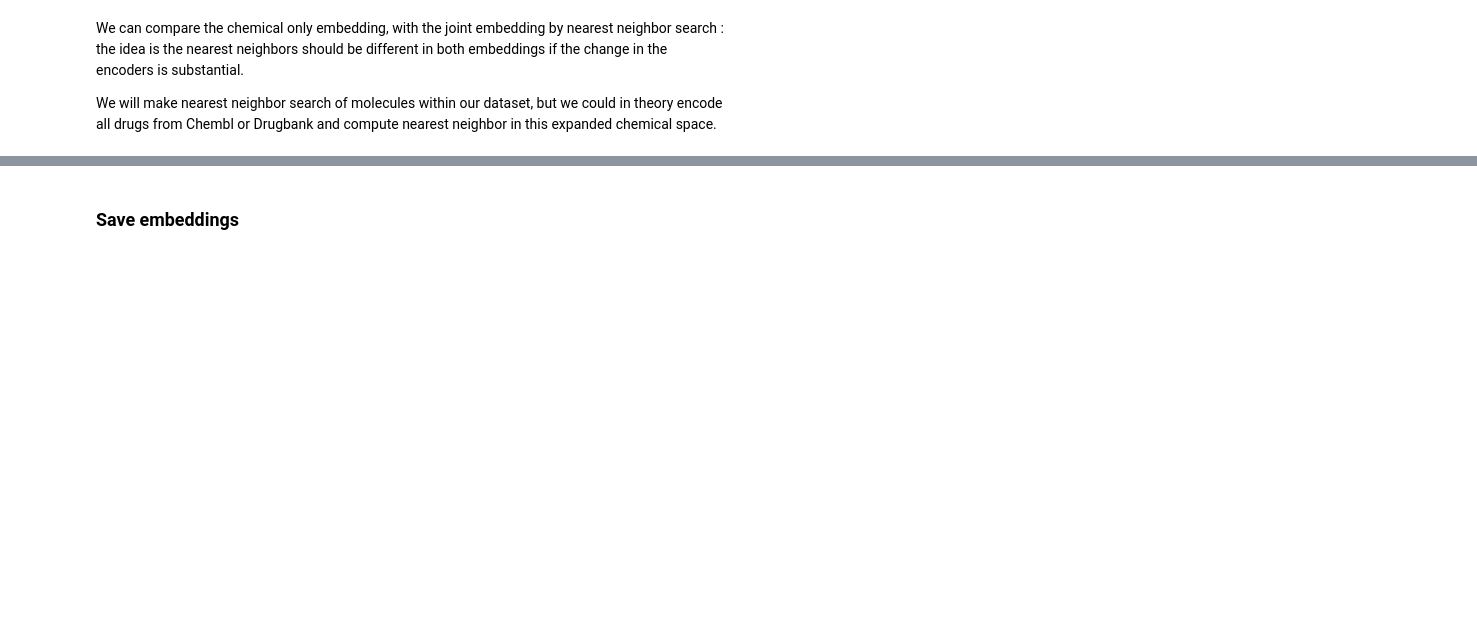
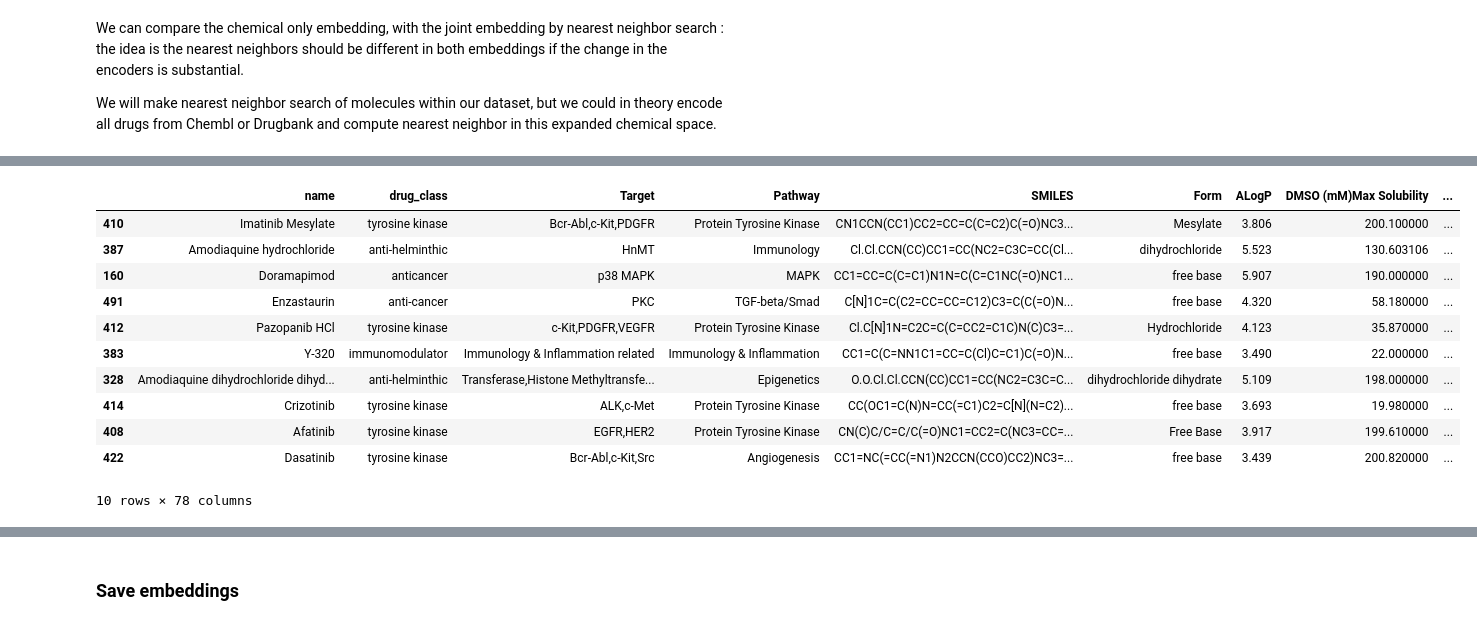
Before and after one commit to manuflores/sandbox, a Jupyter notebook: notebooks/joint_emb.ipynb, the cells around one changed output, grey strips where cells are left out. Cells and saved outputs as stored; diff of their text form; code cells hidden in the pictures; blank space fills up the shorter version.

```diff
--- a/notebooks/joint_emb.ipynb
+++ b/notebooks/joint_emb.ipynb
@@ -270,7 +369,7 @@ Here $f$ is the cell encoder and $g$ is the molecule encoder. The softmax functi
 # %% [markdown]
 We will go through the whole training loop in the notebook to make it more explicit as this is important. First, let's set up our training parameters.
 # %%
-optimizer = torch.optim.Adam(joint_embedding.parameters(), lr = 1e-3, weight_decay = 0)
+optimizer = torch.optim.Adam(joint_embedding.parameters(), lr = 1e-4, weight_decay = 0)
 
 n_epochs = 3
 train_prints_per_epoch = 4
@@ -411,0 +547,2 @@ df_drugs.head(2)
+# %%
+drugs_ = drugs.dropna(subset = ['mol', 'drug_name'])
@@ -412,3 +553,3 @@ df_drugs.head(2)
 # %%
-all_data = [mc.mol2tensors(m) for m in tqdm.tqdm(df_drugs.mol.values)]
+all_data = [mc.mol2tensors(m) for m in tqdm.tqdm(drugs_.mol.values)]
 proj_loader = geom_dataloader(all_data, batch_size = 32, shuffle = False, drop_last = False)
@@ -431,7 +570,7 @@ df_proj = pd.DataFrame(
 )
 
 df_viz = pd.concat(
-    [df_drugs, df_proj.set_index(df_drugs.index)], axis = 1
+    [drugs_, df_proj.set_index(drugs_.index)], axis = 1
 )
 # %%
 df_viz.head(2)
@@ -511,0 +700,16 @@ get_neighbors(df_viz, 'Vorinostat', sort = False)
+# %%
+# Masitinib is a c-Kit / PDGFR inhibitor
+get_neighbors(df_viz, 'Masitinib', sort = False)
+# %% [output]
+|  | name | drug_class | Target | Pathway | SMILES | Form | ALogP | DMSO (mM)Max Solubility | ... |
+| 410 | Imatinib Mesylate | tyrosine kinase | Bcr-Abl,c-Kit,PDGFR | Protein Tyrosine Kinase | CN1CCN(CC1)CC2=CC=C(C=C2)C(=O)NC3... | Mesylate | 3.806 | 200.100000 | ... |
+| 387 | Amodiaquine hydrochloride | anti-helminthic | HnMT | Immunology | Cl.Cl.CCN(CC)CC1=CC(NC2=C3C=CC(Cl... | dihydrochloride | 5.523 | 130.603106 | ... |
+| 160 | Doramapimod | anticancer | p38 MAPK | MAPK | CC1=CC=C(C=C1)N1N=C(C=C1NC(=O)NC1... | free base | 5.907 | 190.000000 | ... |
+| 491 | Enzastaurin | anti-cancer | PKC | TGF-beta/Smad | C[N]1C=C(C2=CC=CC=C12)C3=C(C(=O)N... | free base | 4.320 | 58.180000 | ... |
+| 412 | Pazopanib HCl | tyrosine kinase | c-Kit,PDGFR,VEGFR | Protein Tyrosine Kinase | Cl.C[N]1N=C2C=C(C=CC2=C1C)N(C)C3=... | Hydrochloride | 4.123 | 35.870000 | ... |
+| 383 | Y-320 | immunomodulator | Immunology & Inflammation related | Immunology & Inflammation | CC1=C(C=NN1C1=CC=C(Cl)C=C1)C(=O)N... | free base | 3.490 | 22.000000 | ... |
+| 328 | Amodiaquine dihydrochloride dihyd... | anti-helminthic | Transferase,Histone Methyltransfe... | Epigenetics | O.O.Cl.Cl.CCN(CC)CC1=CC(NC2=C3C=C... | dihydrochloride dihydrate | 5.109 | 198.000000 | ... |
+| 414 | Crizotinib | tyrosine kinase | ALK,c-Met | Protein Tyrosine Kinase | CC(OC1=C(N)N=CC(=C1)C2=C[N](N=C2)... | free base | 3.693 | 19.980000 | ... |
+| 408 | Afatinib | tyrosine kinase | EGFR,HER2 | Protein Tyrosine Kinase | CN(C)C/C=C/C(=O)NC1=CC2=C(NC3=CC=... | Free Base | 3.917 | 199.610000 | ... |
+| 422 | Dasatinib | tyrosine kinase | Bcr-Abl,c-Kit,Src | Angiogenesis | CC1=NC(=CC(=N1)N2CCN(CCO)CC2)NC3=... | free base | 3.439 | 200.820000 | ... |
+10 rows × 78 columns
```
Also changed, not shown: parts of 87 cells of this notebook.
